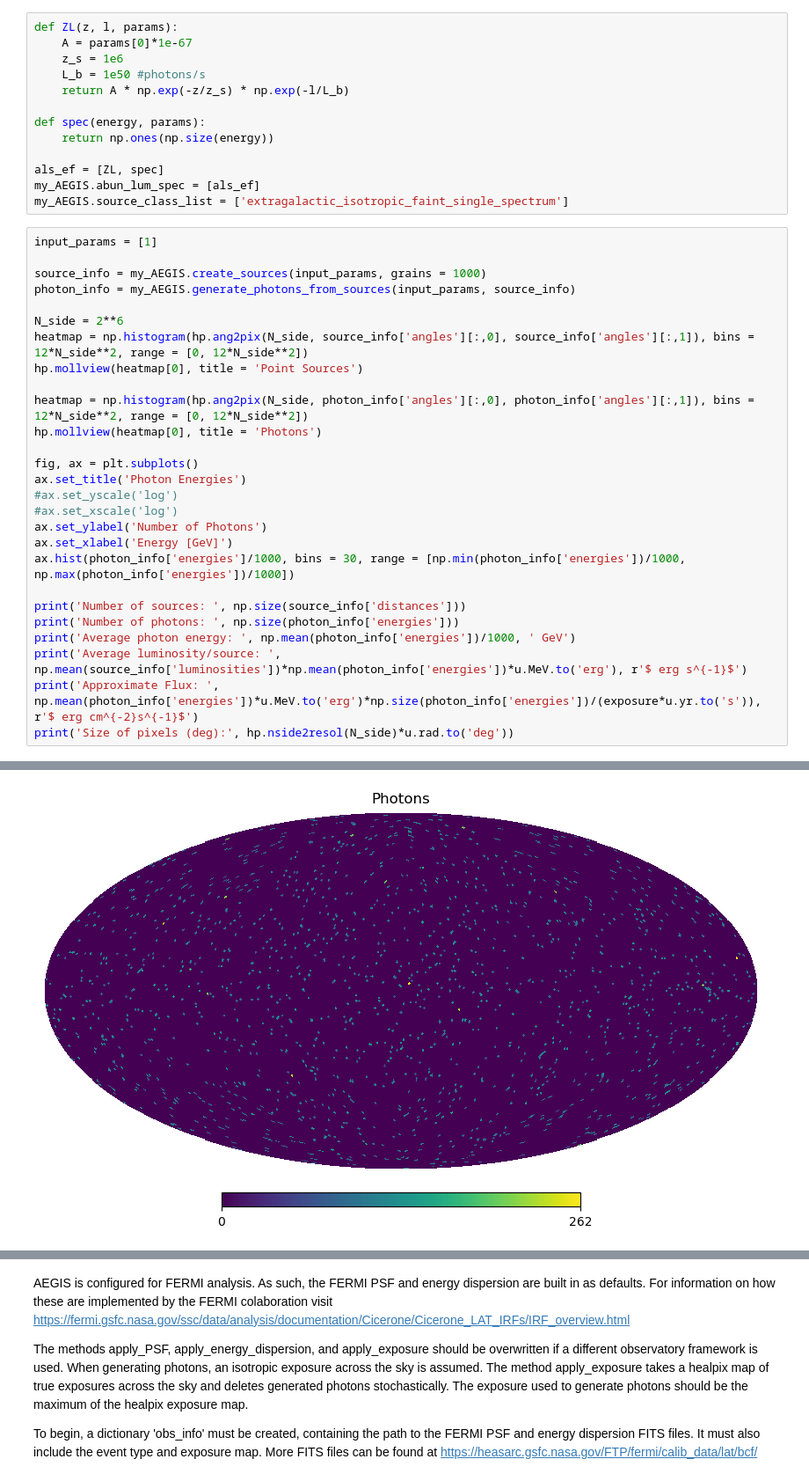
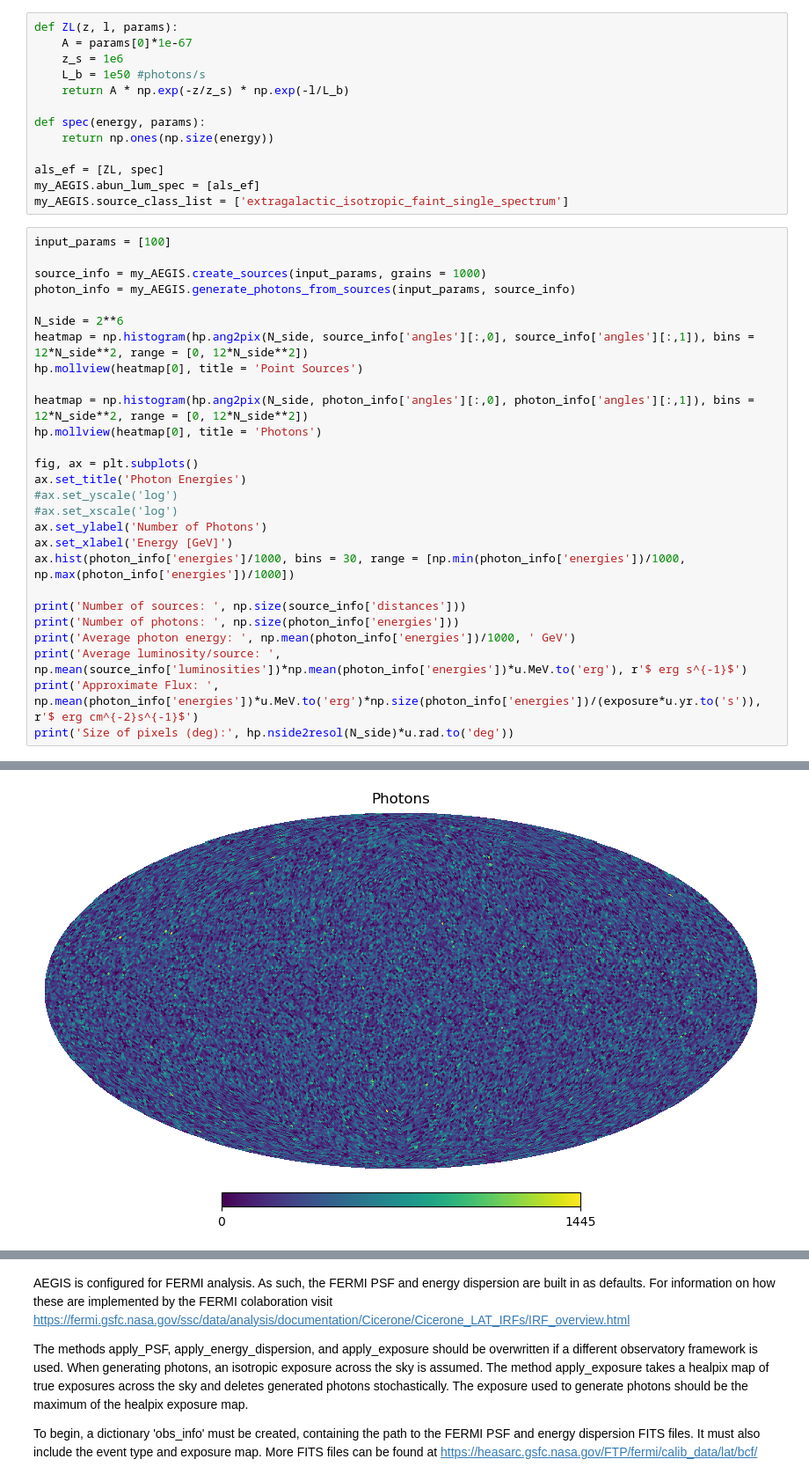
Before and after one commit to Chri3448/DGRB, a Jupyter notebook: AEGIS Introduction.ipynb, the cells around one changed output, grey strips where cells are left out. Shown at 88% size. Drawn from its saved outputs; the diff is of its cells as text.

```diff
--- a/AEGIS Introduction.ipynb
+++ b/AEGIS Introduction.ipynb
@@ -338,7 +338,7 @@ als_ef = [ZL, spec]
 my_AEGIS.abun_lum_spec = [als_ef]
 my_AEGIS.source_class_list = ['extragalactic_isotropic_faint_single_spectrum']
 # %%
-input_params = [1]
+input_params = [100]
 
 source_info = my_AEGIS.create_sources(input_params, grains = 1000)
 photon_info = my_AEGIS.generate_photons_from_sources(input_params, source_info)
@@ -375 +375 @@ Size of pixels (deg): 0.9161297098179749
-[figure, old version]
+[figure, new version]
```
Also changed, not shown: parts of 7 cells of this notebook, 1 other file.
